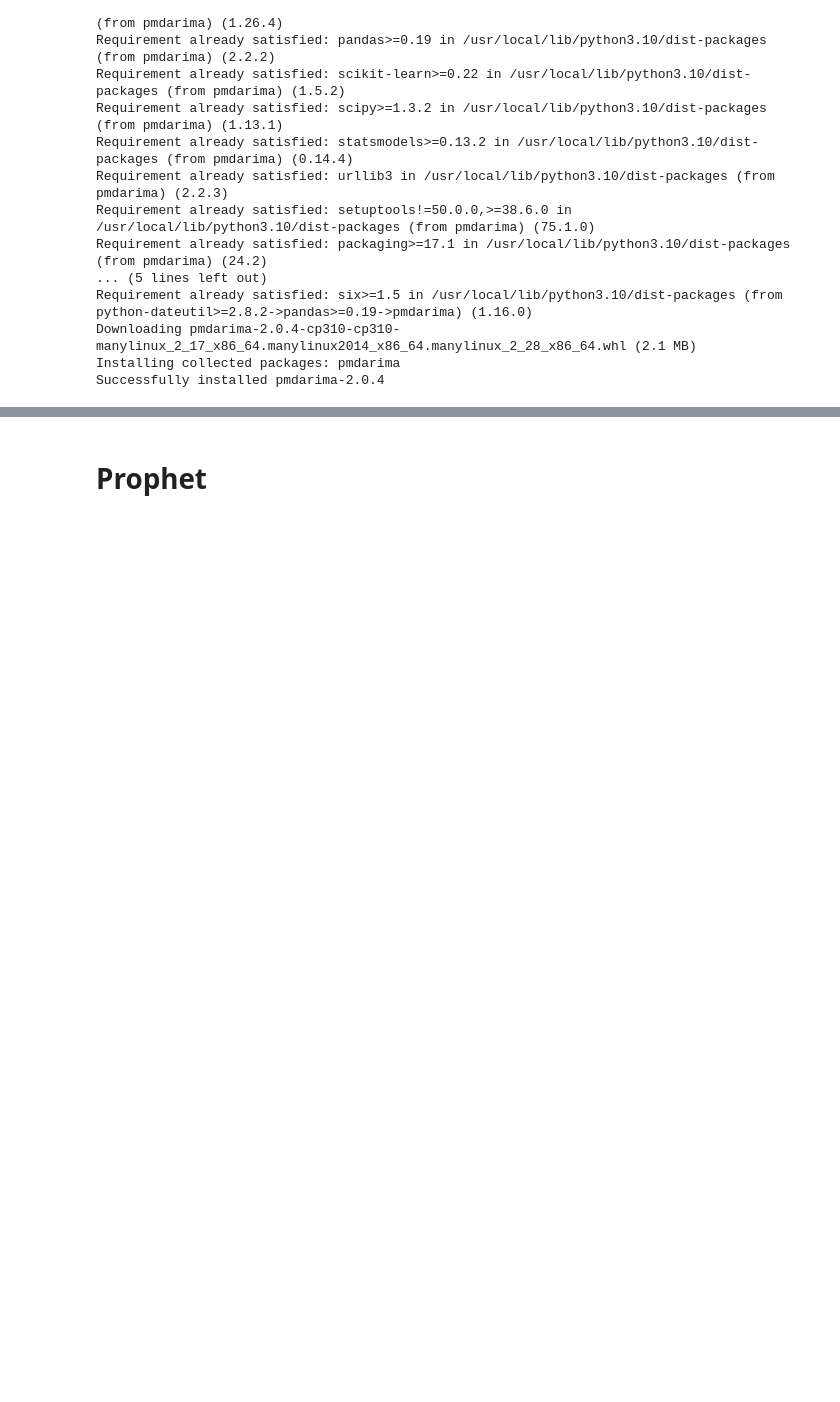
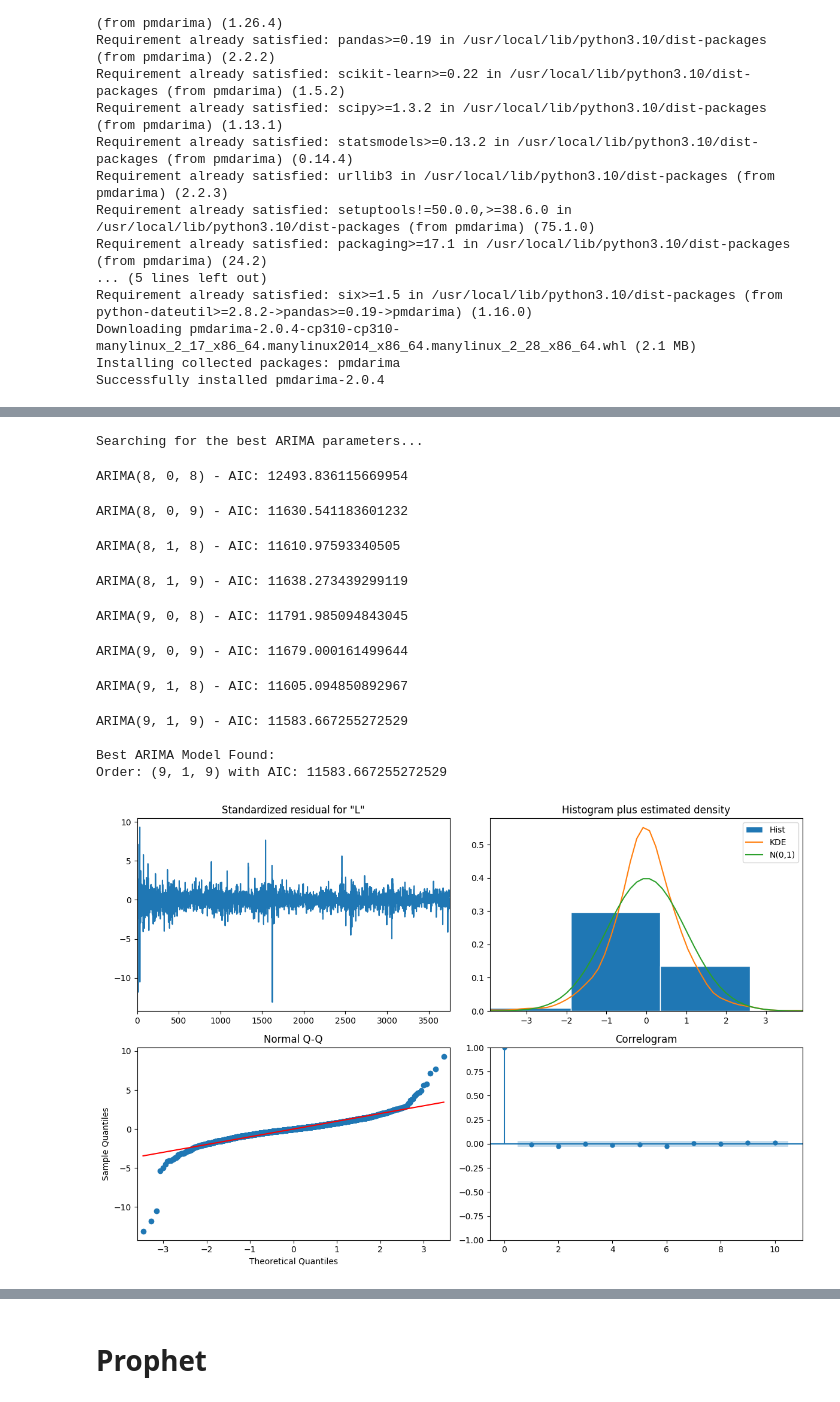
Before and after one commit to Dhavalkumar510/Final_Year_Project_UH, a Jupyter notebook: Final_Year_Project_UH.ipynb, the cells around one changed output, grey strips where cells are left out. Saved outputs shown, nothing was run; the diff lists cells and outputs as text; code cells hidden in the pictures; blank space fills up the shorter version.

```diff
--- a/Final_Year_Project_UH.ipynb
+++ b/Final_Year_Project_UH.ipynb
@@ -513 +392,60 @@ Forecasted Close Prices for the Next 15 Days of 2024:
+# %%
+# Making a datacopy which can be used to bulid a model
+
+data1 =data.copy()
+
+# Extract the 'Close' prices for time series analysis
+close_prices = data1['Close']
+
+# Define the range of (p, d, q) parameters for ARIMA
+p = q = range(8, 10)  # You can expand the range for a more exhaustive search
+d = range(0, 2)  # Typically, d is small
+pdq = list(itertools.product(p, d, q))
+
+# Initialize variables to store the best model
+min_aic = float('inf')
+best_order = None
+best_model = None
+
+# Grid search for the best ARIMA parameters
+print("Searching for the best ARIMA parameters...")
+for param in pdq:
+    try:
+        # Fit the model
+        model = SARIMAX(close_prices, order=param, enforce_stationarity=False, enforce_invertibility=False)
+        results = model.fit(disp=False)
+
+        # Check the AIC value
+        if results.aic < min_aic:
+            min_aic = results.aic
+            best_order = param
+            best_model = results
+
+        # Print progress
+        print(f"ARIMA{param} - AIC: {results.aic}")
+    except Exception as e:
+        print(f"ARIMA{param} failed. Error: {e}")
+        continue
+
+print("\nBest ARIMA Model Found:")
+print(f"Order: {best_order} with AIC: {min_aic}")
+
+# Model diagnostics
+best_model.plot_diagnostics(figsize=(12, 8))
+plt.tight_layout()
+plt.show()
+# %% [output]
+Searching for the best ARIMA parameters...
+ARIMA(8, 0, 8) - AIC: 12493.836115669954
+ARIMA(8, 0, 9) - AIC: 11630.541183601232
+ARIMA(8, 1, 8) - AIC: 11610.97593340505
+ARIMA(8, 1, 9) - AIC: 11638.273439299119
+ARIMA(9, 0, 8) - AIC: 11791.985094843045
+ARIMA(9, 0, 9) - AIC: 11679.000161499644
+ARIMA(9, 1, 8) - AIC: 11605.094850892967
+ARIMA(9, 1, 9) - AIC: 11583.667255272529
+
+Best ARIMA Model Found:
+Order: (9, 1, 9) with AIC: 11583.667255272529
+[figure, added]
 # %%
```
Also changed, not shown: parts of 25 cells of this notebook.
